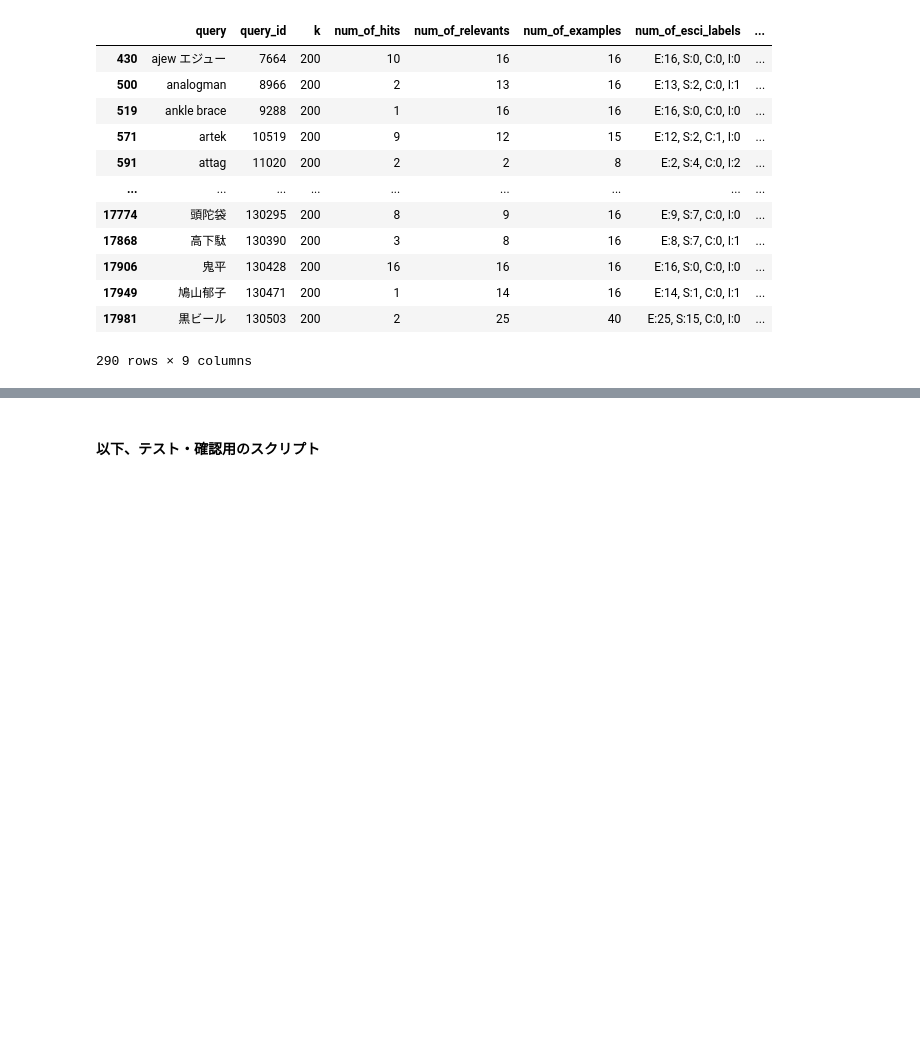
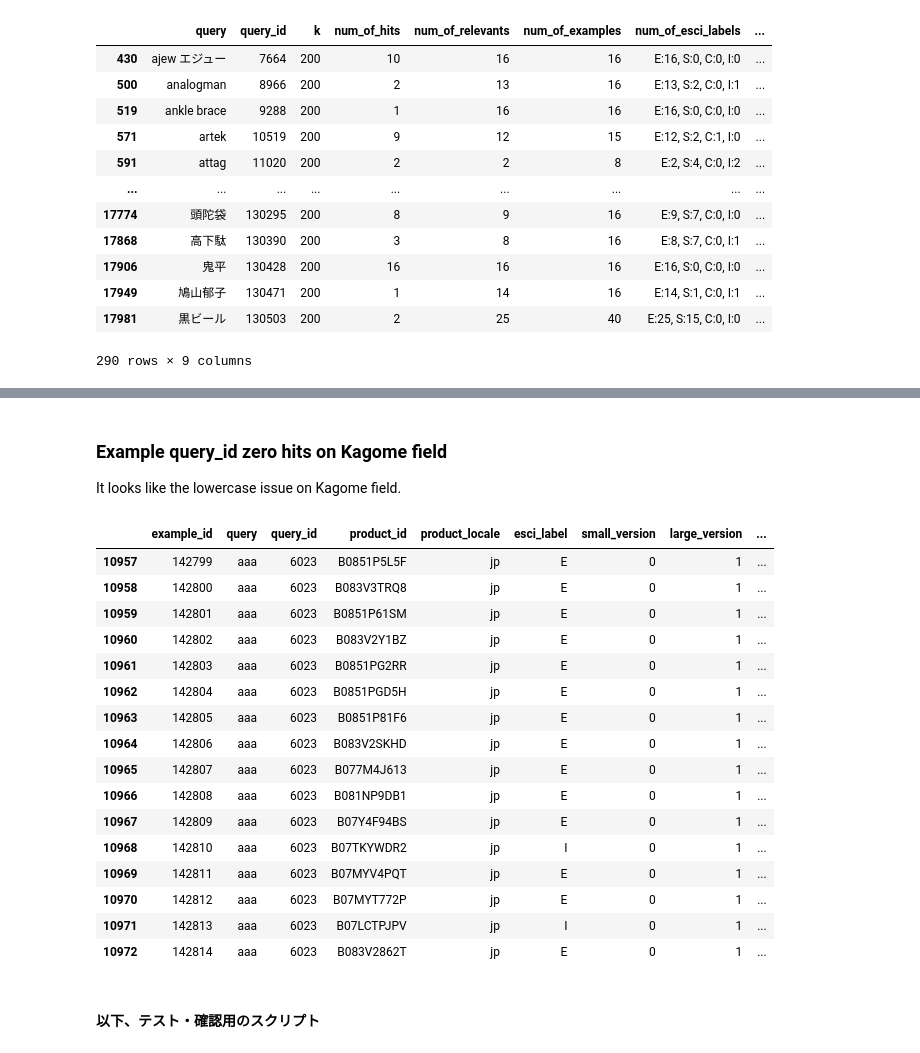
Before and after one commit to johtani/japanese_tokenize_eval_weaviate, a Jupyter notebook: evaluate_japanese.ipynb, the cells around one changed output, grey strips where cells are left out. Saved outputs shown, nothing was run; the diff lists cells and outputs as text; code cells hidden in the pictures; blank space fills up the shorter version.

```diff
--- a/evaluate_japanese.ipynb
+++ b/evaluate_japanese.ipynb
@@ -419,3 +461,27 @@ Name: precision, dtype: float64
+# %% [markdown]
+### Example query_id zero hits on Kagome field
+
+It looks like the lowercase issue on Kagome field.
+# %%
+df_examples_products[df_examples_products["query_id"] == 6023]
+# %% [output]
+|  | example_id | query | query_id | product_id | product_locale | esci_label | small_version | large_version | ... |
+| 10957 | 142799 | aaa | 6023 | B0851P5L5F | jp | E | 0 | 1 | ... |
+| 10958 | 142800 | aaa | 6023 | B083V3TRQ8 | jp | E | 0 | 1 | ... |
+| 10959 | 142801 | aaa | 6023 | B0851P61SM | jp | E | 0 | 1 | ... |
+| 10960 | 142802 | aaa | 6023 | B083V2Y1BZ | jp | E | 0 | 1 | ... |
+| 10961 | 142803 | aaa | 6023 | B0851PG2RR | jp | E | 0 | 1 | ... |
+| 10962 | 142804 | aaa | 6023 | B0851PGD5H | jp | E | 0 | 1 | ... |
+| 10963 | 142805 | aaa | 6023 | B0851P81F6 | jp | E | 0 | 1 | ... |
+| 10964 | 142806 | aaa | 6023 | B083V2SKHD | jp | E | 0 | 1 | ... |
+| 10965 | 142807 | aaa | 6023 | B077M4J613 | jp | E | 0 | 1 | ... |
+| 10966 | 142808 | aaa | 6023 | B081NP9DB1 | jp | E | 0 | 1 | ... |
+| 10967 | 142809 | aaa | 6023 | B07Y4F94BS | jp | E | 0 | 1 | ... |
+| 10968 | 142810 | aaa | 6023 | B07TKYWDR2 | jp | I | 0 | 1 | ... |
+| 10969 | 142811 | aaa | 6023 | B07MYV4PQT | jp | E | 0 | 1 | ... |
+| 10970 | 142812 | aaa | 6023 | B07MYT772P | jp | E | 0 | 1 | ... |
+| 10971 | 142813 | aaa | 6023 | B07LCTPJPV | jp | I | 0 | 1 | ... |
+| 10972 | 142814 | aaa | 6023 | B083V2862T | jp | E | 0 | 1 | ... |
 # %% [markdown]
 #### 以下、テスト・確認用のスクリプト
 # %%
```
Also changed, not shown: parts of 11 cells of this notebook.
